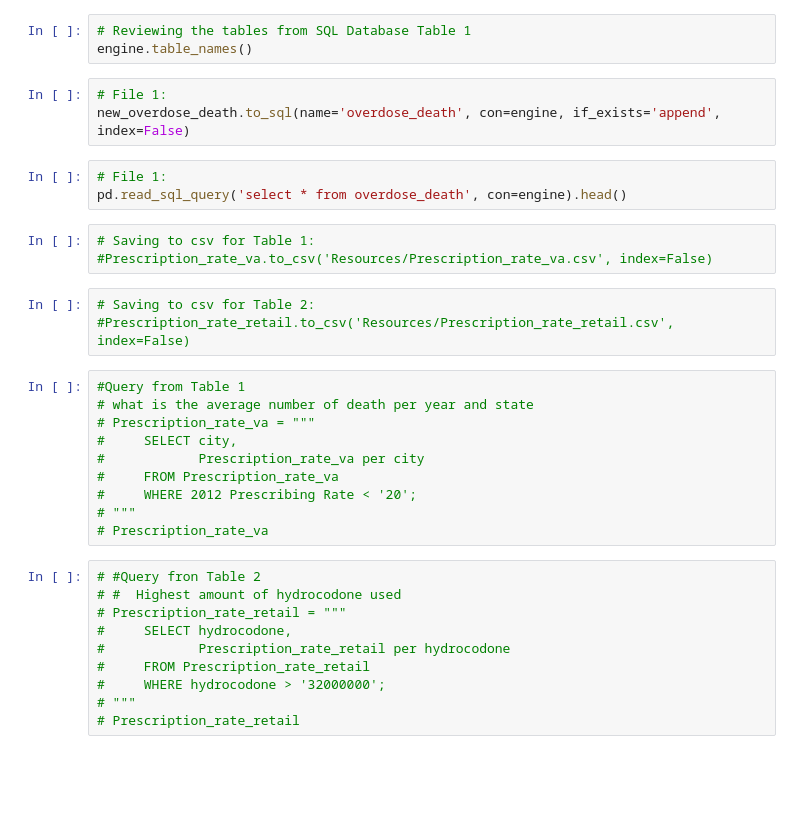
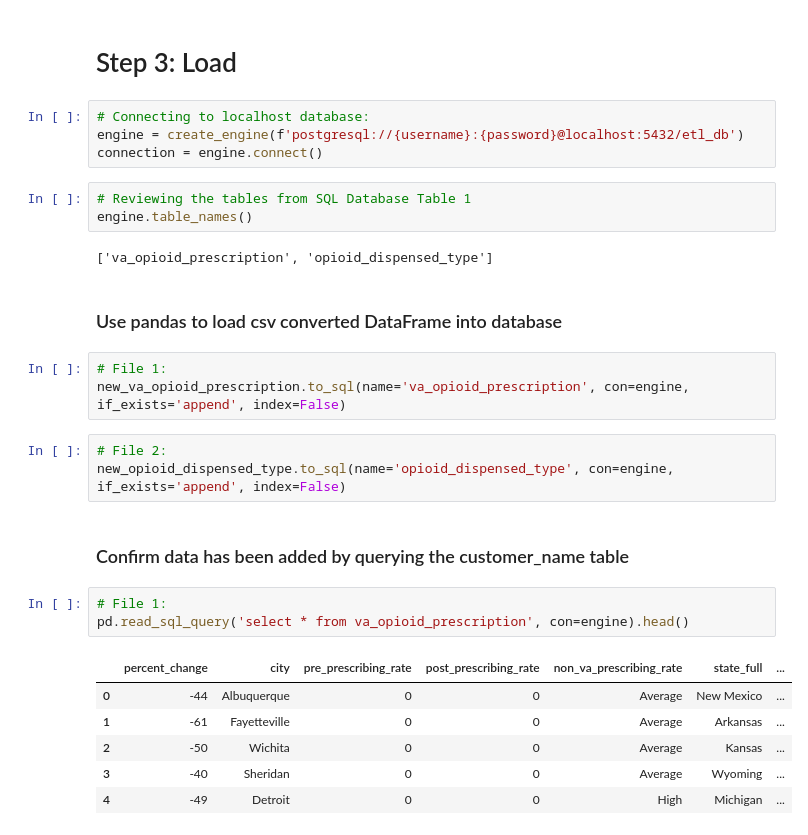
Before and after one commit to Chahnaz-Kbaisi/ETL-Project, a Jupyter notebook: Part_1/Opioid_Pres.ipynb, the cells around one changed output. Saved outputs shown, nothing was run; the diff lists cells and outputs as text; blank space fills up the shorter version.

Commit message:
Fixed Files & Created Tables

```diff
--- a/Part_1/Opioid_Pres.ipynb
+++ b/Part_1/Opioid_Pres.ipynb
@@ -213,35 +194,31 @@ OperationalError: (psycopg2.OperationalError) FATAL:  password authentication fa
+# %% [markdown]
+# Step 3: Load
+# %%
+# Connecting to localhost database:
+engine = create_engine(f'postgresql://{username}:{password}@localhost:5432/etl_db')
+connection = engine.connect()
 # %%
 # Reviewing the tables from SQL Database Table 1
 engine.table_names()
+# %% [output]
+['va_opioid_prescription', 'opioid_dispensed_type']
+# %% [markdown]
+### Use pandas to load csv converted DataFrame into database
 # %%
 # File 1:
-new_overdose_death.to_sql(name='overdose_death', con=engine, if_exists='append', index=False)
+new_va_opioid_prescription.to_sql(name='va_opioid_prescription', con=engine, if_exists='append', index=False)
+# %%
+# File 2:
+new_opioid_dispensed_type.to_sql(name='opioid_dispensed_type', con=engine, if_exists='append', index=False)
+# %% [markdown]
+### Confirm data has been added by querying the customer_name table
 # %%
 # File 1:
-pd.read_sql_query('select * from overdose_death', con=engine).head()
+pd.read_sql_query('select * from va_opioid_prescription', con=engine).head()
+# %% [output]
+|  | percent_change | city | pre_prescribing_rate | post_prescribing_rate | non_va_prescribing_rate | state_full | ... |
+| 0 | -44 | Albuquerque | 0 | 0 | Average | New Mexico | ... |
+| 1 | -61 | Fayetteville | 0 | 0 | Average | Arkansas | ... |
+| 2 | -50 | Wichita | 0 | 0 | Average | Kansas | ... |
+| 3 | -40 | Sheridan | 0 | 0 | Average | Wyoming | ... |
+| 4 | -49 | Detroit | 0 | 0 | High | Michigan | ... |
-# %%
-# Saving to csv for Table 1:
-#Prescription_rate_va.to_csv('Resources/Prescription_rate_va.csv', index=False)
-# %%
-# Saving to csv for Table 2:
-#Prescription_rate_retail.to_csv('Resources/Prescription_rate_retail.csv', index=False)
-# %%
-#Query from Table 1
-# what is the average number of death per year and state
-# Prescription_rate_va = """
-#     SELECT city,
-#            Prescription_rate_va per city
-#     FROM Prescription_rate_va
-#     WHERE 2012 Prescribing Rate < '20';
-# """
-# Prescription_rate_va
-# %%
-# #Query fron Table 2
-# #  Highest amount of hydrocodone used
-# Prescription_rate_retail = """
-#     SELECT hydrocodone,
-#            Prescription_rate_retail per hydrocodone
-#     FROM Prescription_rate_retail
-#     WHERE hydrocodone > '32000000';
-# """
-# Prescription_rate_retail
```
Also changed, not shown: parts of 36 cells of this notebook, 8 other files.
